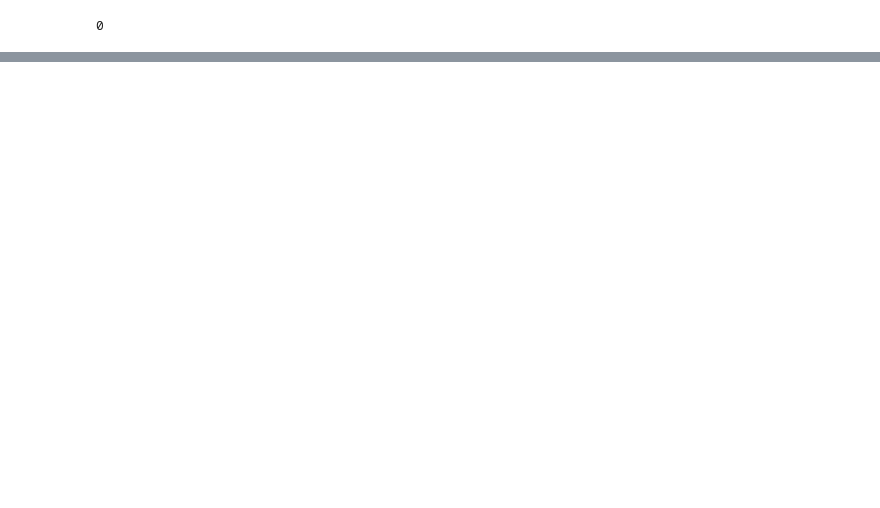
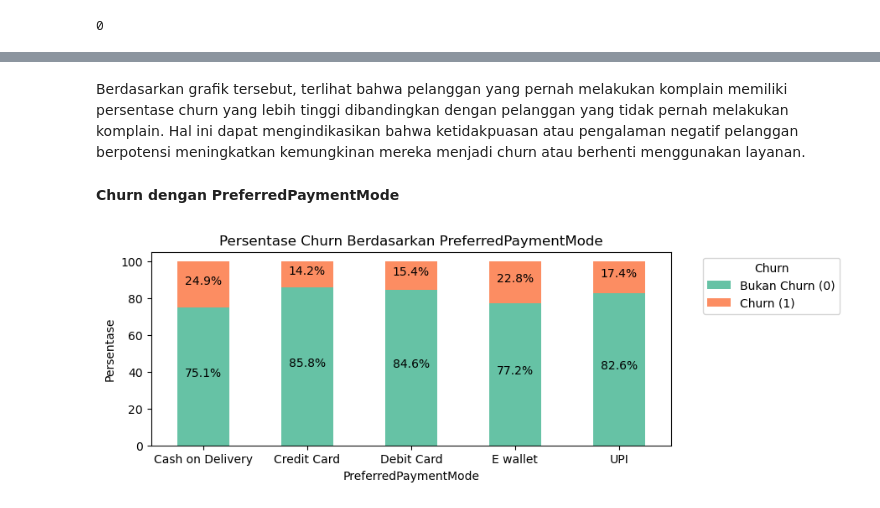
Before and after one commit to Dokaebi20/Finpro_Zetta_11-24, a Jupyter notebook: FinPro.ipynb, the cells around one changed output, grey strips where cells are left out. Drawn from its saved outputs; the diff is of its cells as text; code cells hidden in the pictures; blank space fills up the shorter version.

```diff
--- a/FinPro.ipynb
+++ b/FinPro.ipynb
@@ -314,0 +552,25 @@ df[df.duplicated()].shape[0]
+# %% [markdown]
+Berdasarkan grafik tersebut, terlihat bahwa pelanggan yang pernah melakukan komplain memiliki persentase churn yang lebih tinggi dibandingkan dengan pelanggan yang tidak pernah melakukan komplain. Hal ini dapat mengindikasikan bahwa ketidakpuasan atau pengalaman negatif pelanggan berpotensi meningkatkan kemungkinan mereka menjadi churn atau berhenti menggunakan layanan.
+# %% [markdown]
+**Churn dengan PreferredPaymentMode**
+# %%
+col = 'PreferredPaymentMode'
+churn_percent = df.groupby([col, 'Churn']).size().unstack(fill_value=0)
+churn_percent = churn_percent.div(churn_percent.sum(axis=1), axis=0) * 100
+
+ax = churn_percent.plot(kind='bar', stacked=True, color=sns.color_palette('Set2'), figsize=(8, 3))
+
+plt.title(f'Persentase Churn Berdasarkan {col}')
+plt.xlabel(col)
+plt.ylabel('Persentase')
+plt.xticks(rotation=0)
+
+plt.legend(['Bukan Churn (0)', 'Churn (1)'], title='Churn', bbox_to_anchor=(1.05, 1), loc='upper left')
+
+for i, (label, row) in enumerate(churn_percent.iterrows()):
+    plt.text(i, row[0] / 2, f'{row[0]:.1f}%', ha='center', color='black')
+    plt.text(i, row[0] + row[1] / 2, f'{row[1]:.1f}%', ha='center', color='black')
+
+plt.show()
+# %% [output]
+[figure, added]
```
Also changed, not shown: parts of 31 cells of this notebook.
